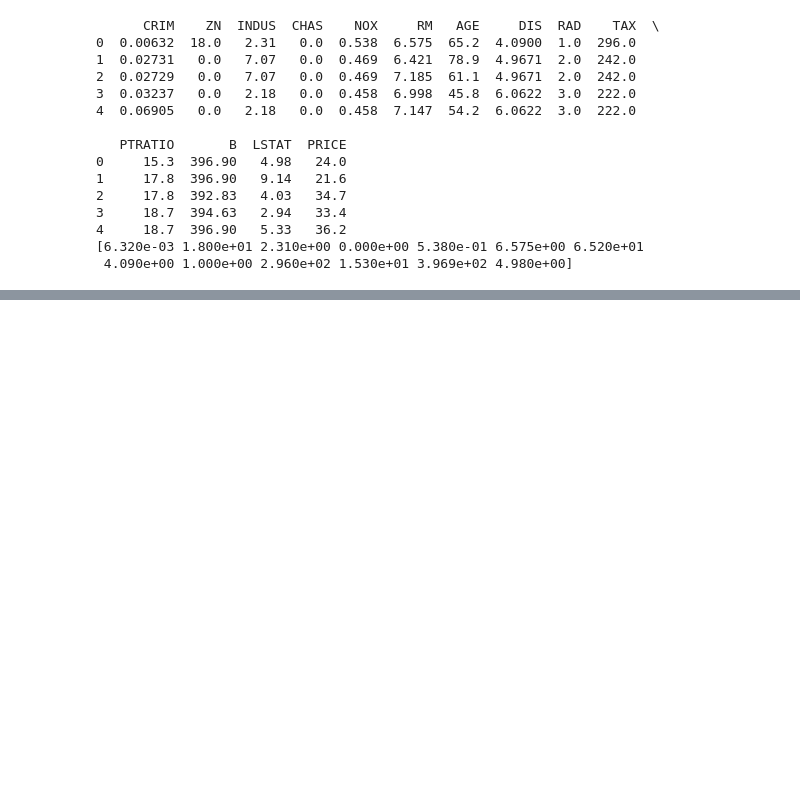
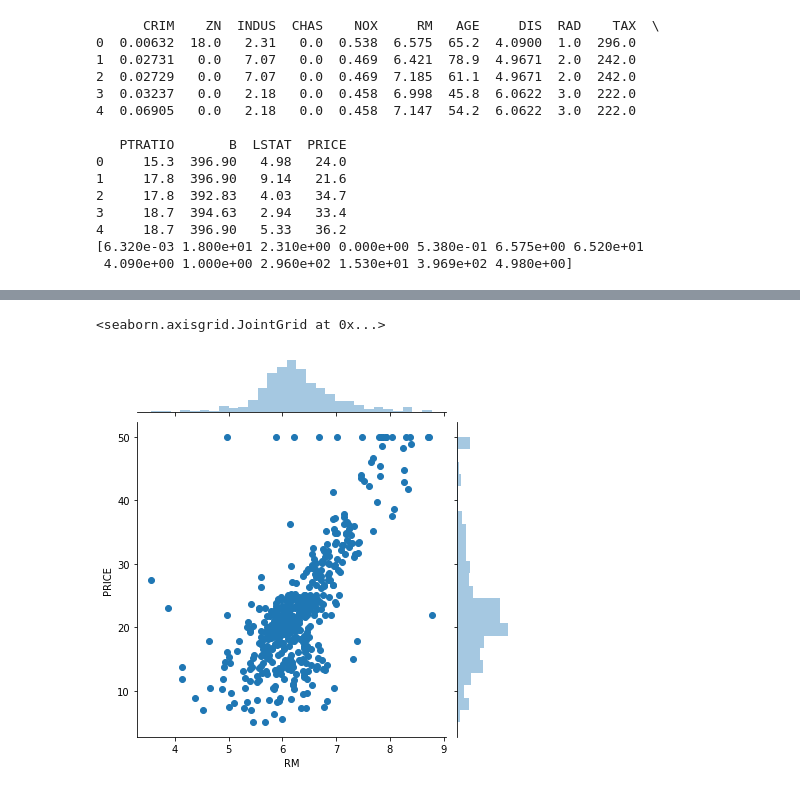
Before and after one commit to khirayama/data-analysis-training, a Jupyter notebook: p60-section009-boston.ipynb, the cells around one changed output, grey strips where cells are left out. Drawn from its saved outputs; the diff is of its cells as text; code cells hidden in the pictures; blank space fills up the shorter version.

```diff
--- a/p60-section009-boston.ipynb
+++ b/p60-section009-boston.ipynb
@@ -64,0 +51,5 @@ data_boston['PRICE'] = boston.target
+# %%
+sns.jointplot('RM', 'PRICE', data=data_boston)
+# %% [output]
+<seaborn.axisgrid.JointGrid at 0x...>
+[figure, added]
```
Also changed, not shown: parts of 3 cells of this notebook.
